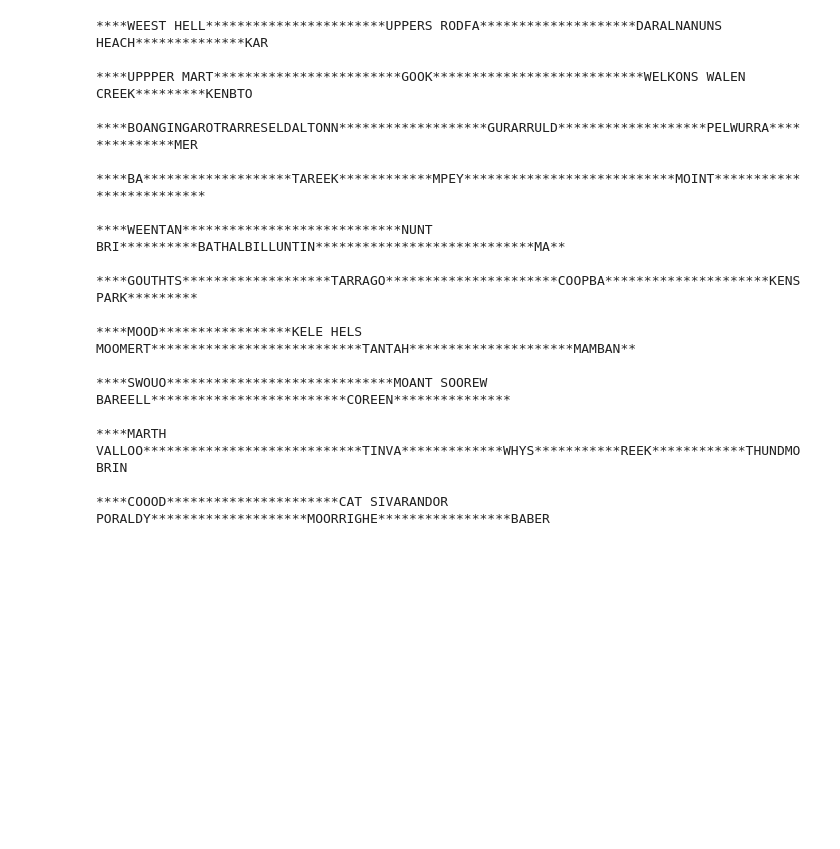
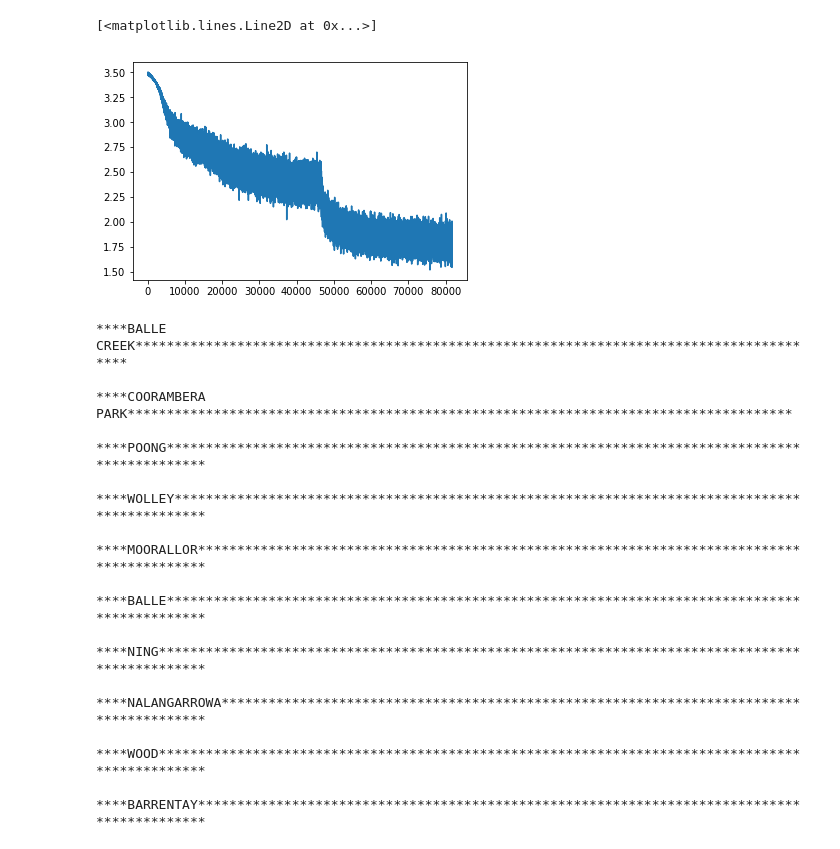
Before and after one commit to mitchellbusby/quote-unquote-data, a Jupyter notebook: processing/generate-names.ipynb, the cells around one changed output. Cells and saved outputs as stored; diff of their text form; code cells hidden in the pictures; blank space fills up the shorter version.

```diff
--- a/processing/generate-names.ipynb
+++ b/processing/generate-names.ipynb
@@ -144,7 +144,7 @@ decoder = RNN(
     len(letters),
     16,
     len(letters),
-    n_layers=1,
+    n_layers=3,
 )
 # %%
 decoder_optimiser = torch.optim.Adam(decoder.parameters(), lr=1e-3)
@@ -161,6 +161,7 @@ for epoch in tqdm(range(1, n_epochs + 1)):
     loss = train(*random_training_set(input_corpus, chunk_len, batch_size), batch_size, chunk_len,
                  decoder, decoder_optimiser)
     loss_avg += loss
+    all_losses.append(loss.item())
 
     if epoch % 100 == 1:
         print('[%s (%d %d%%) %.4f]' % (time_since(start), epoch, epoch / n_epochs * 100, loss))
@@ -187,27 +188,32 @@ for epoch in tqdm(range(1, n_epochs + 1)):
+# %%
+plt.plot(all_losses)
+# %% [output]
+[<matplotlib.lines.Line2D at 0x...>]
+[figure, added]
 # %%
 import pdb
 # %%
 pdb.pm()
 # %%
 for i in range(10):
-    print(generate(decoder, '****', 100), '\n')
+    print(generate(decoder, '****', 100, temperature=0.5), '\n')
 # %% [output]
-****WEEST HELL***********************UPPERS RODFA********************DARALNANUNS HEACH**************KAR
+****BALLE CREEK*****************************************************************************************
 
-****UPPPER MART************************GOOK***************************WELKONS WALEN CREEK*********KENBTO
+****COORAMBERA PARK*************************************************************************************
 
-****BOANGINGAROTRARRESELDALTONN*******************GURARRULD*******************PELWURRA**************MER
+****POONG***********************************************************************************************
 
-****BA*******************TAREEK************MPEY***************************MOINT*************************
+****WOLLEY**********************************************************************************************
 
-****WEENTAN****************************NUNT BRI**********BATHALBILLUNTIN****************************MA**
+****MOORALLOR*******************************************************************************************
 
-****GOUTHTS*******************TARRAGO**********************COOPBA*********************KENS PARK*********
+****BALLE***********************************************************************************************
 
-****MOOD*****************KELE HELS MOOMERT***************************TANTAH*********************MAMBAN**
+****NING************************************************************************************************
 
-****SWOUO*****************************MOANT SOOREW BAREELL*************************COREEN***************
+****NALANGARROWA****************************************************************************************
 
-****MARTH VALLOO****************************TINVA*************WHYS***********REEK************THUNDMOBRIN
+****WOOD************************************************************************************************
 
-****COOOD**********************CAT SIVARANDOR PORALDY********************MOORRIGHE*****************BABER
+****BARRENTAY*******************************************************************************************
```
Also changed, not shown: parts of 1 cell of this notebook, 7 other files.
